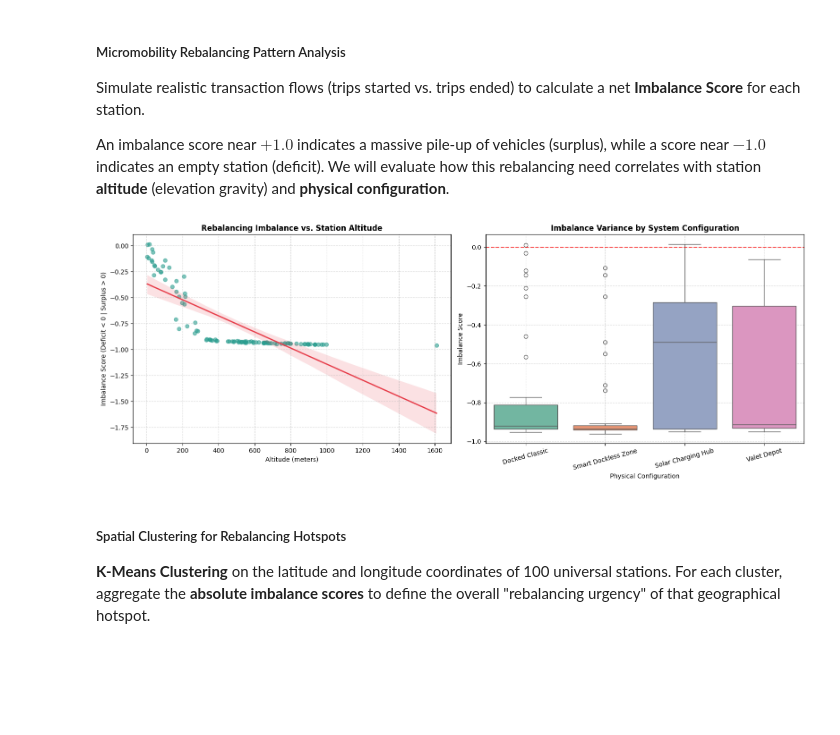
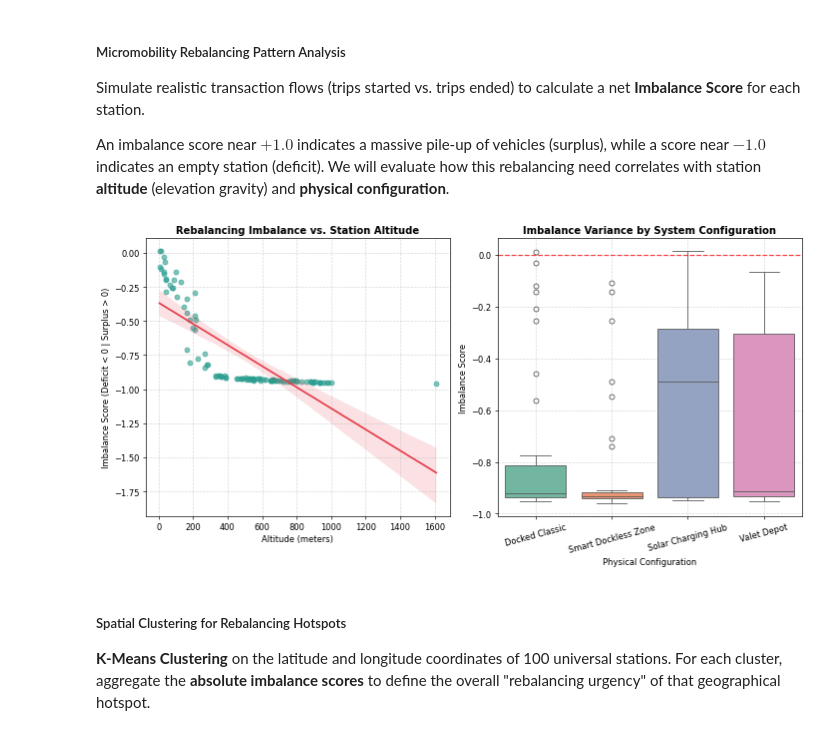
Before and after one commit to pashukalma/opt_algorithms, a Jupyter notebook: bikeshare_data_analysis.ipynb, the cells around one changed output. Cells and saved outputs as stored; diff of their text form; code cells hidden in the pictures; blank space fills up the shorter version.

```diff
--- a/bikeshare_data_analysis.ipynb
+++ b/bikeshare_data_analysis.ipynb
@@ -5,4 +25,7 @@ Explore sample Boston Bikeshare (Bluebikes) data to analyze trip durations, star
 # %%
+import pandas as pd
+import numpy as np
+
 # Downloading a public sample dataset of Boston Bluebikes (from official public system data buckets)
 try:
     # Use a small recent sample of Bluebikes data
@@ -11,21 +34,33 @@ try:
     print(f"Successfully loaded {len(df_bikes)} rows of Boston Bikeshare data.")
     display(df_bikes.head())
 except Exception as e:
+    def generate_mock_bikes_data(n_rows=5000):
+        """
+        Generates a simulated representative Boston Bikeshare dataset.
+
+        Parameters:
+            n_rows (int): The number of simulated trip records to generate.
+
+        Returns:
+            pd.DataFrame: DataFrame containing simulated trip logs including timestamps,
+                          station names, user types, and calculated durations.
+        """
+        np.random.seed(42)
+        stations = ['South Station', 'MIT at Mass Ave', 'Harvard Square', 'Boston Common', 'Back Bay Station', 'Copley Square']
+        df = pd.DataFrame({
+            'ride_id': [f'RIDE_{i}' for i in range(n_rows)],
+            'rideable_type': np.random.choice(['classic_bike', 'electric_bike'], n_rows),
+            'started_at': pd.date_range(start='2023-09-01', periods=n_rows, freq='5min'),
+            'ended_at': pd.date_range(start='2023-09-01 00:15:00', periods=n_rows, freq='5min'),
+            'start_station_name': np.random.choice(stations, n_rows),
+            'end_station_name': np.random.choice(stations, n_rows),
+            'member_casual': np.random.choice(['member', 'casual'], n_rows, p=[0.7, 0.3])
+        })
+        df['duration_minutes'] = np.random.exponential(scale=12.0, size=n_rows) + 2.0
+        return df
+
     print("Could not load live Bluebikes ZIP, creating a mock dataset representative of Boston Bluebikes patterns:")
-    # Generate simulated representative Boston Bikeshare dataset
-    np.random.seed(42)
-    n_rows = 5000
-    stations = ['South Station', 'MIT at Mass Ave', 'Harvard Square', 'Boston Common', 'Back Bay Station', 'Copley Square']
-    df_bikes = pd.DataFrame({
-        'ride_id': [f'RIDE_{i}' for i in range(n_rows)],
-        'rideable_type': np.random.choice(['classic_bike', 'electric_bike'], n_rows),
-        'started_at': pd.date_range(start='2023-09-01', periods=n_rows, freq='5min'),
-        'ended_at': pd.date_range(start='2023-09-01 00:15:00', periods=n_rows, freq='5min'),
-        'start_station_name': np.random.choice(stations, n_rows),
-        'end_station_name': np.random.choice(stations, n_rows),
-        'member_casual': np.random.choice(['member', 'casual'], n_rows, p=[0.7, 0.3])
-    })
-    df_bikes['duration_minutes'] = np.random.exponential(scale=12.0, size=n_rows) + 2.0
+    df_bikes = generate_mock_bikes_data(5000)
     display(df_bikes.head())
 # %% [output]
 Could not load live Bluebikes ZIP, creating a mock dataset representative of Boston Bluebikes patterns:
@@ -195,7 +255,7 @@ df_universal_mobility['outflow'] = outflow
 df_universal_mobility['imbalance_score'] = (inflow - outflow) / (inflow + outflow)
 
 # 2. Plotting Patterns
-fig, axes = plt.subplots(1, 2, figsize=(16, 6))
+fig, axes = plt.subplots(1, 2, figsize=(12, 6), dpi=60)
 
 # Plot A: Altitude vs. Imbalance Score (The Gravity Pattern)
 sns.regplot(
@@ -204,34 +264,34 @@ sns.regplot(
     y='imbalance_score',
     ax=axes[0],
     scatter_kws={'alpha':0.6, 'color': '#2a9d8f'},
     line_kws={'color': '#e63946', 'lw': 2}
 )
 axes[0].set_title('Rebalancing Imbalance vs. Station Altitude', fontsize=12, fontweight='bold')
 axes[0].set_xlabel('Altitude (meters)')
 axes[0].set_ylabel('Imbalance Score (Deficit < 0 | Surplus > 0)')
 axes[0].grid(True, linestyle='--', alpha=0.5)
 
 # Plot B: Imbalance Distribution by Physical Configuration
 sns.boxplot(
     data=df_universal_mobility,
     x='physical_configuration',
     y='imbalance_score',
     hue='physical_configuration',
     ax=axes[1],
     palette='Set2',
     legend=False
 )
 axes[1].axhline(0, color='red', linestyle='--', alpha=0.7)
 axes[1].set_title('Imbalance Variance by System Configuration', fontsize=12, fontweight='bold')
 axes[1].set_xlabel('Physical Configuration')
 axes[1].set_ylabel('Imbalance Score')
 axes[1].tick_params(axis='x', labelrotation=15)
 axes[1].grid(True, linestyle='--', alpha=0.5)
 
 plt.tight_layout()
 plt.show()
 # %% [output]
-[figure, old version]
+[figure, new version]
 # %% [markdown]
 ##### Spatial Clustering for Rebalancing Hotspots
 
```
Also changed, not shown: parts of 6 cells of this notebook.
